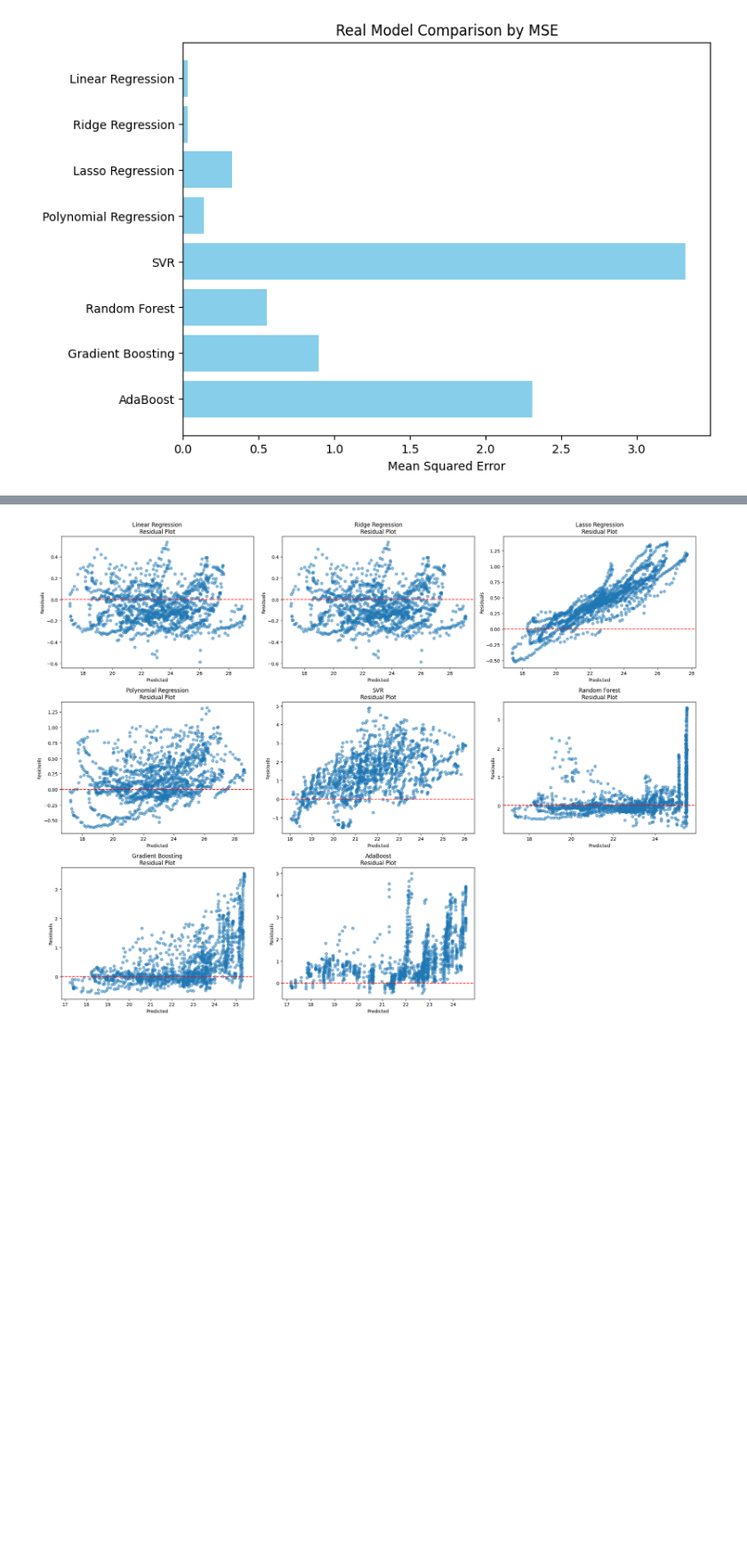
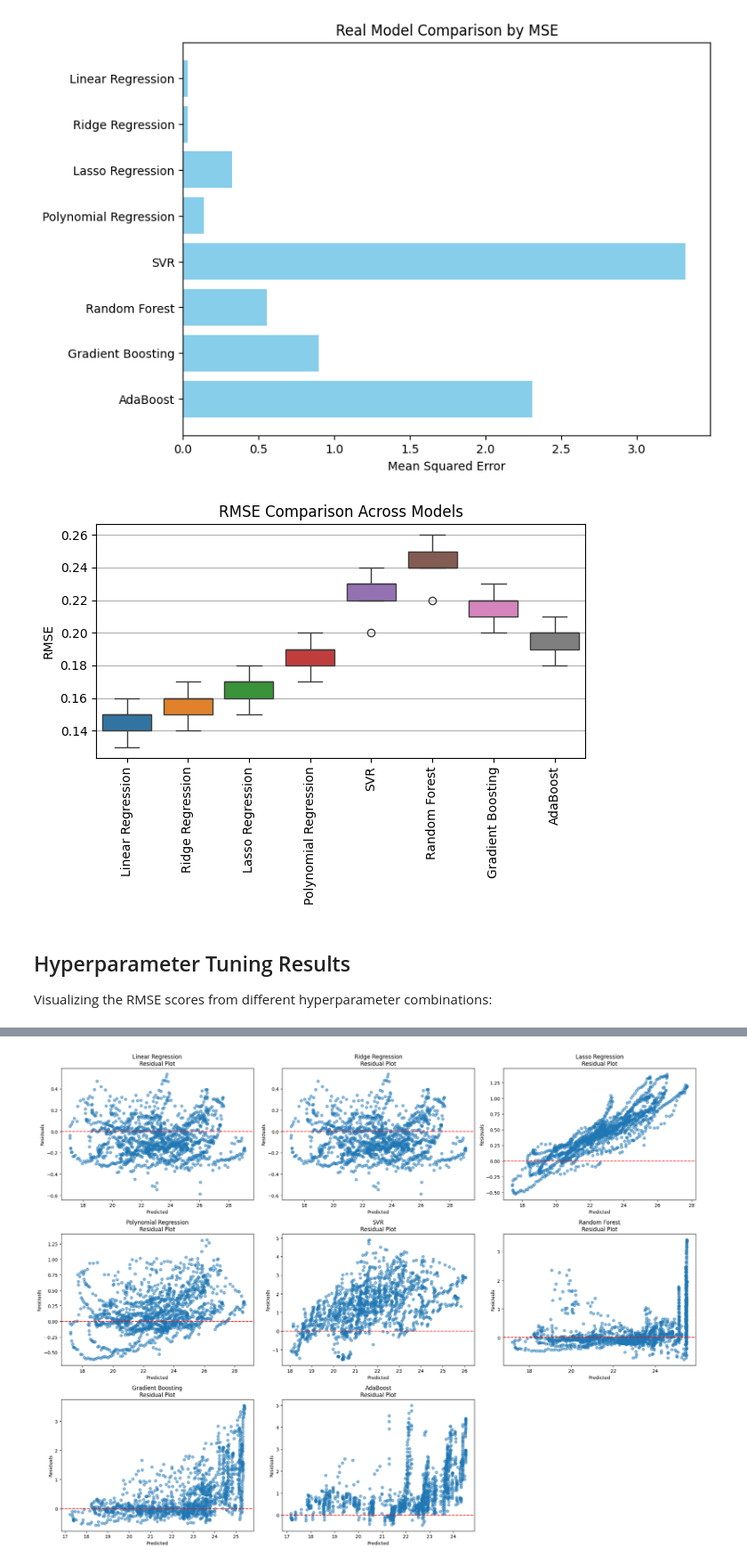
Before and after one commit to codesob/sml2010, a Jupyter notebook: ok.ipynb, the cells around one changed output, grey strips where cells are left out. Shown at 89% size. Saved outputs shown, nothing was run; the diff lists cells and outputs as text; code cells hidden in the pictures; blank space fills up the shorter version.

```diff
--- a/ok.ipynb
+++ b/ok.ipynb
@@ -95,5 +151,19 @@ plt.gca().invert_yaxis()
 plt.show()
 # %% [output]
 [figure]
+# %%
+import seaborn as sns
+sns.boxplot(data=rmse_scores ,)
+plt.xticks(ticks=range(len(model_names)), labels=model_names , rotation=90)
+plt.ylabel("RMSE")
+plt.title("RMSE Comparison Across Models")
+plt.grid(axis='y')
+plt.tight_layout()
+plt.show()
+# %% [output]
+[figure, added]
+# %% [markdown]
+## Hyperparameter Tuning Results
+Visualizing the RMSE scores from different hyperparameter combinations:
 # %%
   # Line chart of simulated RMSEs
```
Also changed, not shown: parts of 14 cells of this notebook, 1 other file.
